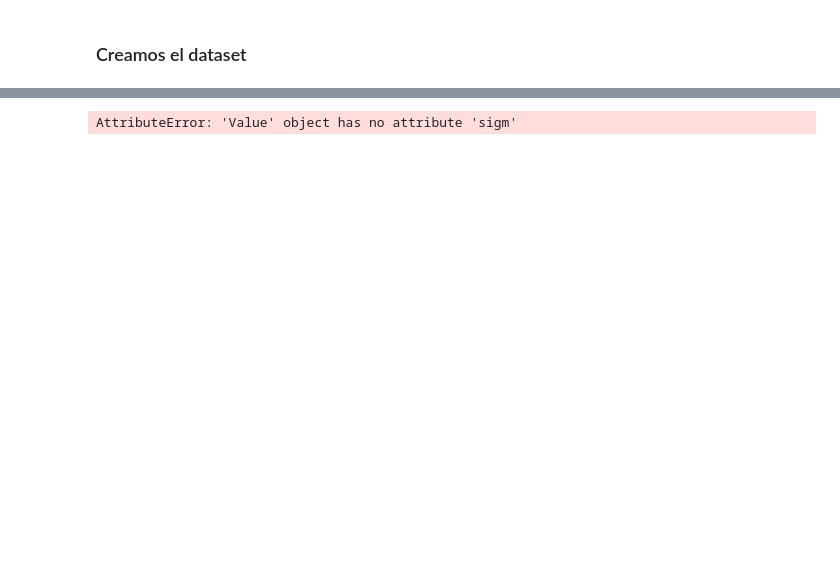
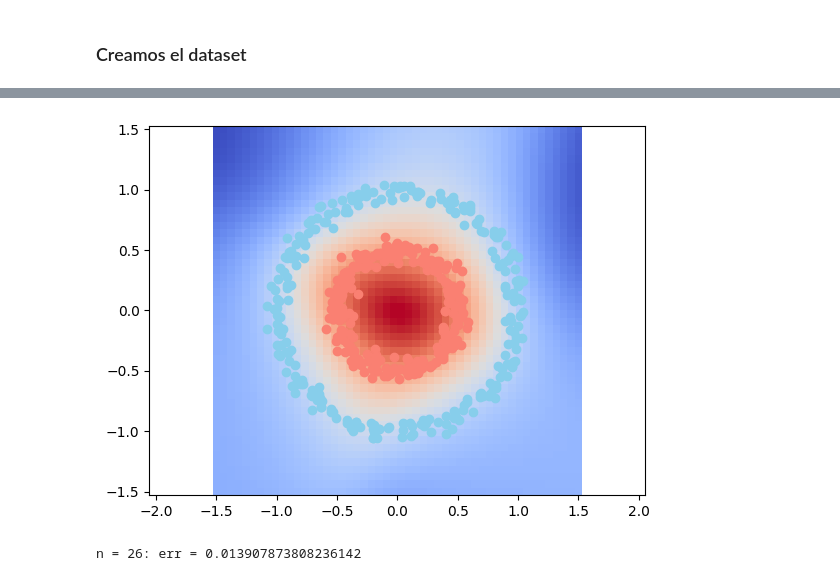
Before and after one commit to Bouchet07/mygrad, a Jupyter notebook: numeric_vs_automatic.ipynb, the cells around one changed output, grey strips where cells are left out. Saved outputs shown, nothing was run; the diff lists cells and outputs as text; code cells hidden in the pictures; blank space fills up the shorter version.

Commit message:
fixed backward with topology

```diff
--- a/numeric_vs_automatic.ipynb
+++ b/numeric_vs_automatic.ipynb
@@ -22,17 +23,36 @@ plt.show()
-# %%
-model = MLP(2, [4,8,1], 'sigm')
-for n in range(10):
-    lX = list(X)
-    lY = list(Y)
-    err = Value(0)
-    for i in range(len(lX)):
-        err += (model(lX[i]) - lY[i])**2
-    err /= 500
-
-    err.backward()
-
-    for p in model.parameters():
-        p -= 0.1 * p.grad
-    model.zero_grad()
-# %% [output]
-AttributeError: 'Value' object has no attribute 'sigm'
+# %%
+model = MLP(2, [4,8,1], 'tanh')
+lX = X.tolist()
+lY = Y.tolist()
+
+
+res = 50
+
+_x0 = np.linspace(-1.5, 1.5, res)
+_x1 = np.linspace(-1.5, 1.5, res)
+# %%
+for n in range(30):
+
+    errs = Value(0)
+    for i in range(len(lX)):
+        errs += (model(lX[i]) - lY[i][0])**2
+    err = errs / len(lX)
+
+    err.backward()
+
+    for p in model.parameters():
+        p.data -= 0.2 * p.grad
+    model.zero_grad()
+
+    if n%5==0:
+        y = np.array([model([x0, x1]).data for x0 in _x0 for x1 in _x1]).reshape(res,res)
+        plt.pcolormesh(_x0, _x1, y, cmap = 'coolwarm')
+        plt.axis('equal')
+        plt.scatter(X[Y[:,0] == 0, 0],X[Y[:,0] == 0, 1],c='skyblue')
+        plt.scatter(X[Y[:,0] == 1, 0],X[Y[:,0] == 1, 1],c='salmon')
+        plt.show()
+        print(f'n = {n+1}: err = {err.data}')
+        clear_output(wait = True)
+# %% [output]
+[figure, added]
+n = 26: err = 0.013907873808236142
```
Also changed, not shown: parts of 3 cells of this notebook, 2 other files.
